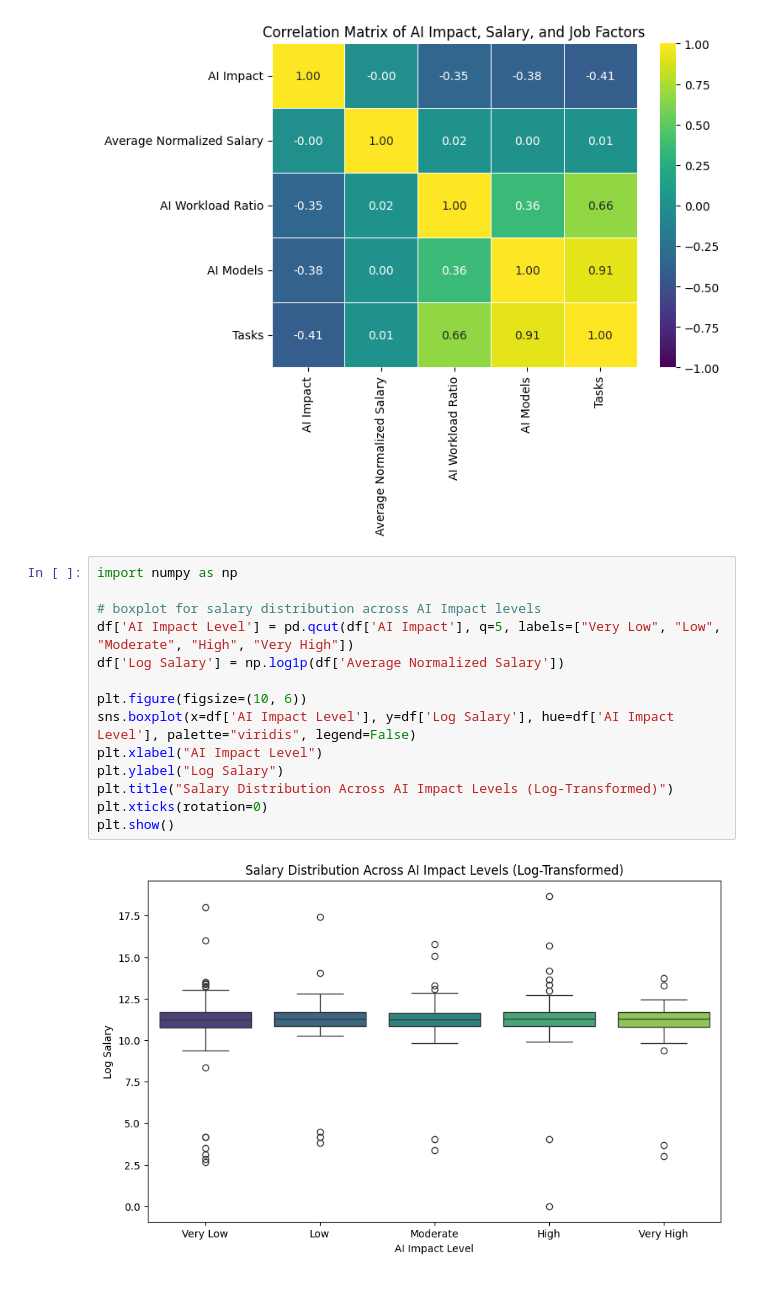
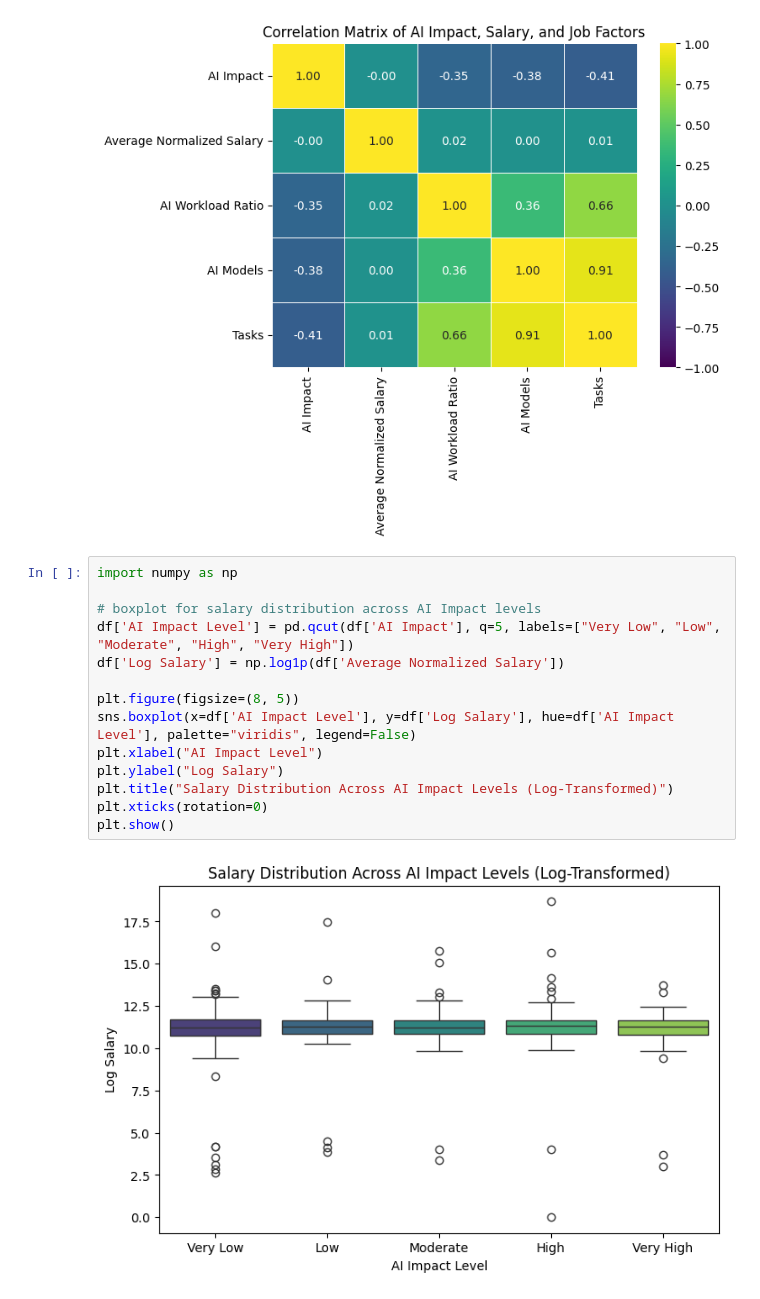
Before and after one commit to DewanshBistaOfficial/4447Final, a Jupyter notebook: preliminary_analysis.ipynb, the cells around one changed output. Drawn from its saved outputs; the diff is of its cells as text.

```diff
--- a/preliminary_analysis.ipynb
+++ b/preliminary_analysis.ipynb
@@ -149,16 +149,16 @@ plt.show()
 # %%
 import numpy as np
 
 # boxplot for salary distribution across AI Impact levels
 df['AI Impact Level'] = pd.qcut(df['AI Impact'], q=5, labels=["Very Low", "Low", "Moderate", "High", "Very High"])
 df['Log Salary'] = np.log1p(df['Average Normalized Salary'])
 
-plt.figure(figsize=(10, 6))
+plt.figure(figsize=(8, 5))
 sns.boxplot(x=df['AI Impact Level'], y=df['Log Salary'], hue=df['AI Impact Level'], palette="viridis", legend=False)
 plt.xlabel("AI Impact Level")
 plt.ylabel("Log Salary")
 plt.title("Salary Distribution Across AI Impact Levels (Log-Transformed)")
 plt.xticks(rotation=0)
 plt.show()
 # %% [output]
-[figure, old version]
+[figure, new version]
```
